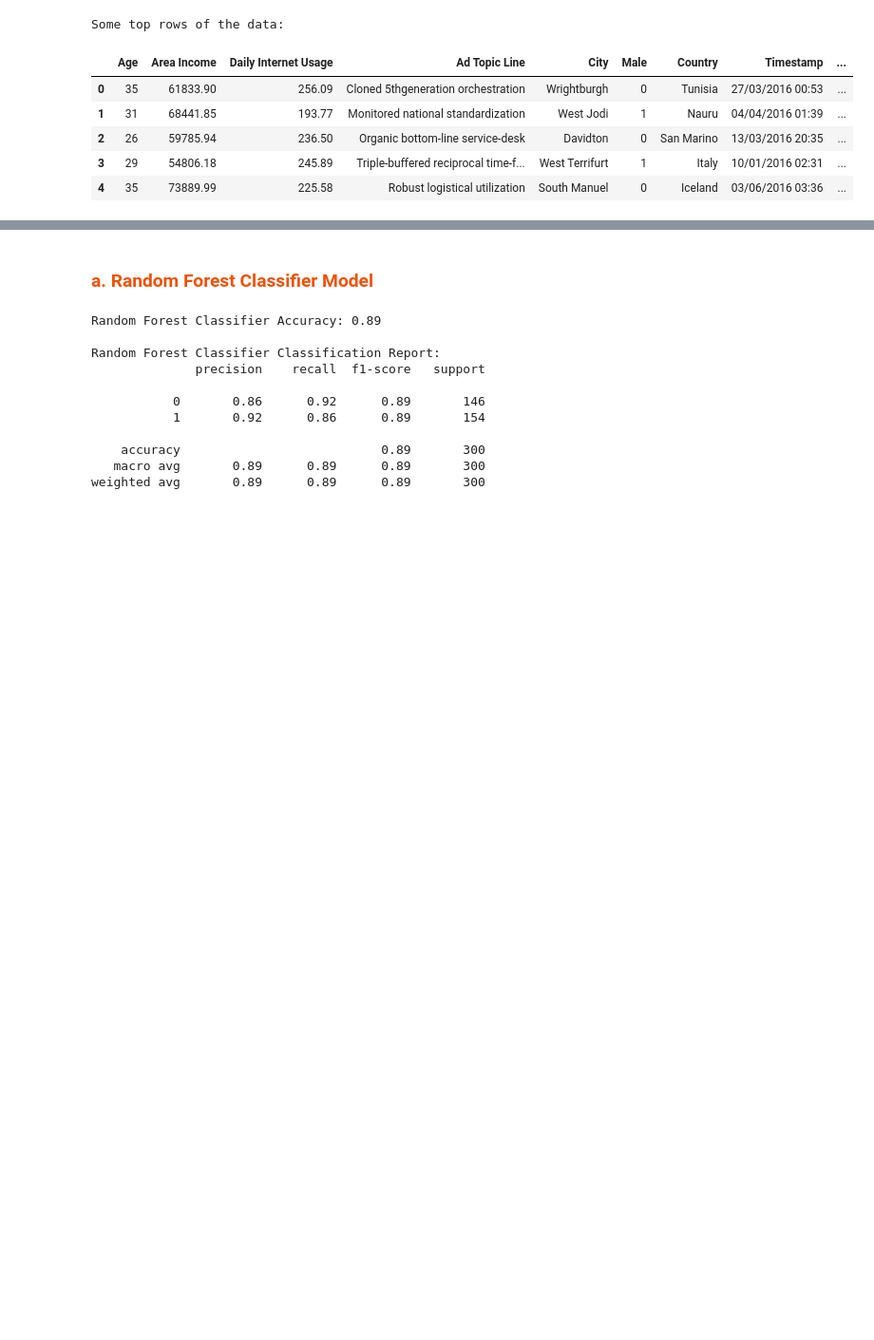
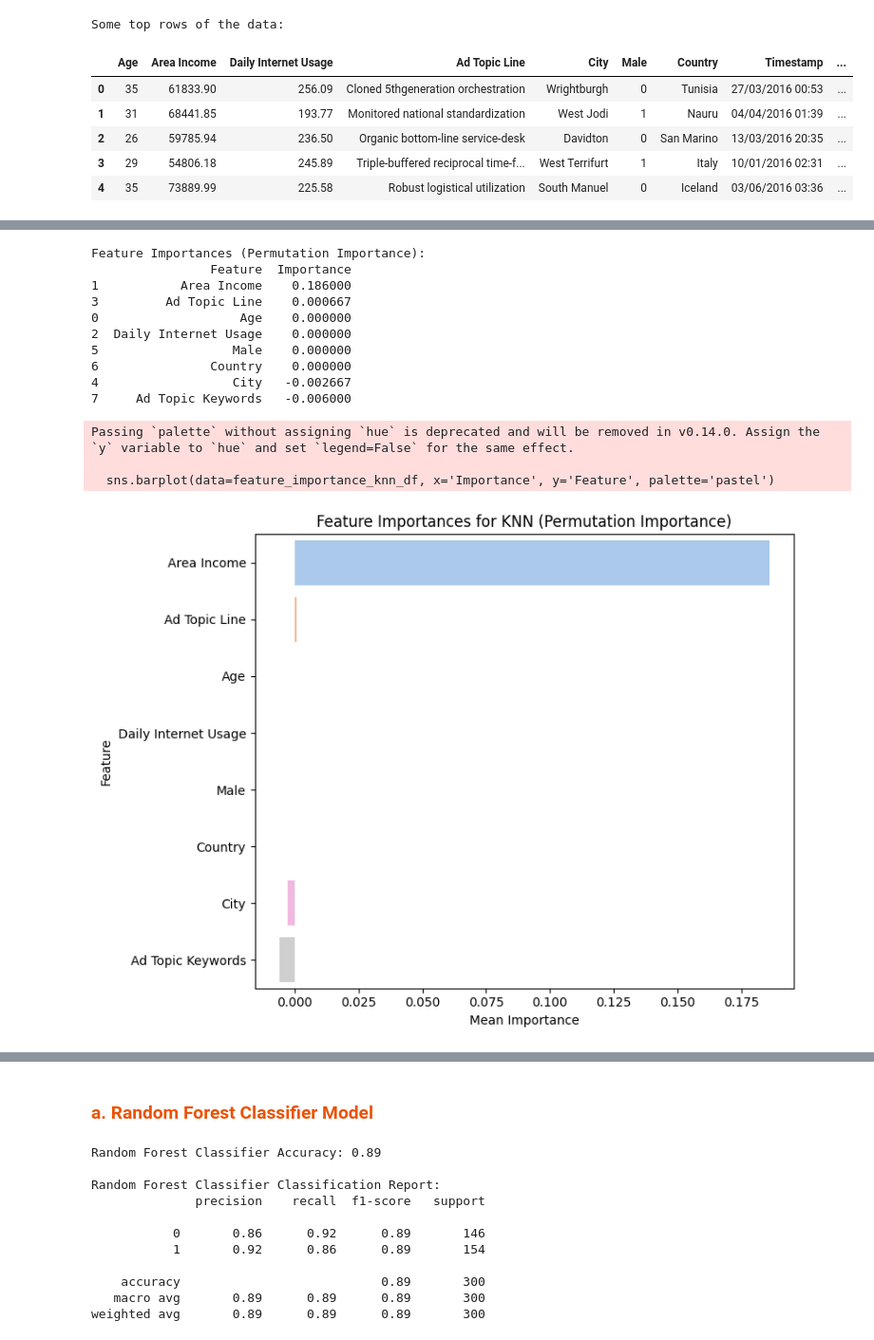
Before and after one commit to Locung201/Group3_PTDLUD_HCMUS_2425, a Jupyter notebook: Gd3_Correlation.ipynb, the cells around one changed output, grey strips where cells are left out. Shown: that part at 95% size. Drawn from its saved outputs; the diff is of its cells as text; code cells hidden in the pictures; blank space fills up the shorter version.

```diff
--- a/Gd3_Correlation.ipynb
+++ b/Gd3_Correlation.ipynb
@@ -99,0 +194,23 @@ Some top rows of the data:
+# %%
+# Khởi tạo và huấn luyện mô hình KNN
+knn = KNeighborsClassifier(n_neighbors = 5)
+
+knn_time = time.time()
+knn_clf.fit(X_train, y_train)
+knn_time = time.time() - knn_time
+
+# Đánh giá mô hình với AUC
+knn_auc = roc_auc_score(y_test, knn_clf.predict(X_test))
+# Lấy Feature Importance
+
+# Accuracy trên tập huấn luyện và tập kiểm tra
+score_train = knn_clf.score(X_train, y_train)
+print('Training Accuracy : ' + str(score_train))
+
+score_valid = knn_clf.score(X_test, y_test)
+print('Validation Accuracy : ' + str(score_valid))
+
+print()
+print(f'AUC: {knn_auc}')
+print(f'Time Elapsed: {knn_time} seconds')
+print(classification_report(y_test, knn_clf.predict(X_test)))
@@ -99,0 +250,37 @@ Some top rows of the data:
+# %%
+# Tính Permutation Importance
+perm_importance = permutation_importance(knn_clf, X_test, y_test, scoring='accuracy')
+
+# Tạo DataFrame để hiển thị kết quả
+feature_importance_knn_df = pd.DataFrame({
+    'Feature': X_train.columns,
+    'Importance': perm_importance.importances_mean
+}).sort_values(by='Importance', ascending=False)
+
+# Hiển thị bảng feature importance
+print("Feature Importances (Permutation Importance):")
+print(feature_importance_knn_df)
+
+# Vẽ biểu đồ
+plt.figure(figsize=(8, 6))
+sns.barplot(data=feature_importance_knn_df, x='Importance', y='Feature', palette='pastel')
+plt.title('Feature Importances for KNN (Permutation Importance)')
+plt.xlabel('Mean Importance')
+plt.ylabel('Feature')
+plt.tight_layout()
+plt.show()
+# %% [output]
+Feature Importances (Permutation Importance):
+                Feature  Importance
+1           Area Income    0.186000
+3         Ad Topic Line    0.000667
+0                   Age    0.000000
+2  Daily Internet Usage    0.000000
+5                  Male    0.000000
+6               Country    0.000000
+4                  City   -0.002667
+7     Ad Topic Keywords   -0.006000
+Passing `palette` without assigning `hue` is deprecated and will be removed in v0.14.0. Assign the `y` variable to `hue` and set `legend=False` for the same effect.
+
+  sns.barplot(data=feature_importance_knn_df, x='Importance', y='Feature', palette='pastel')
+[figure, added]
```
Also changed, not shown: parts of 25 cells of this notebook, 1 other file.
